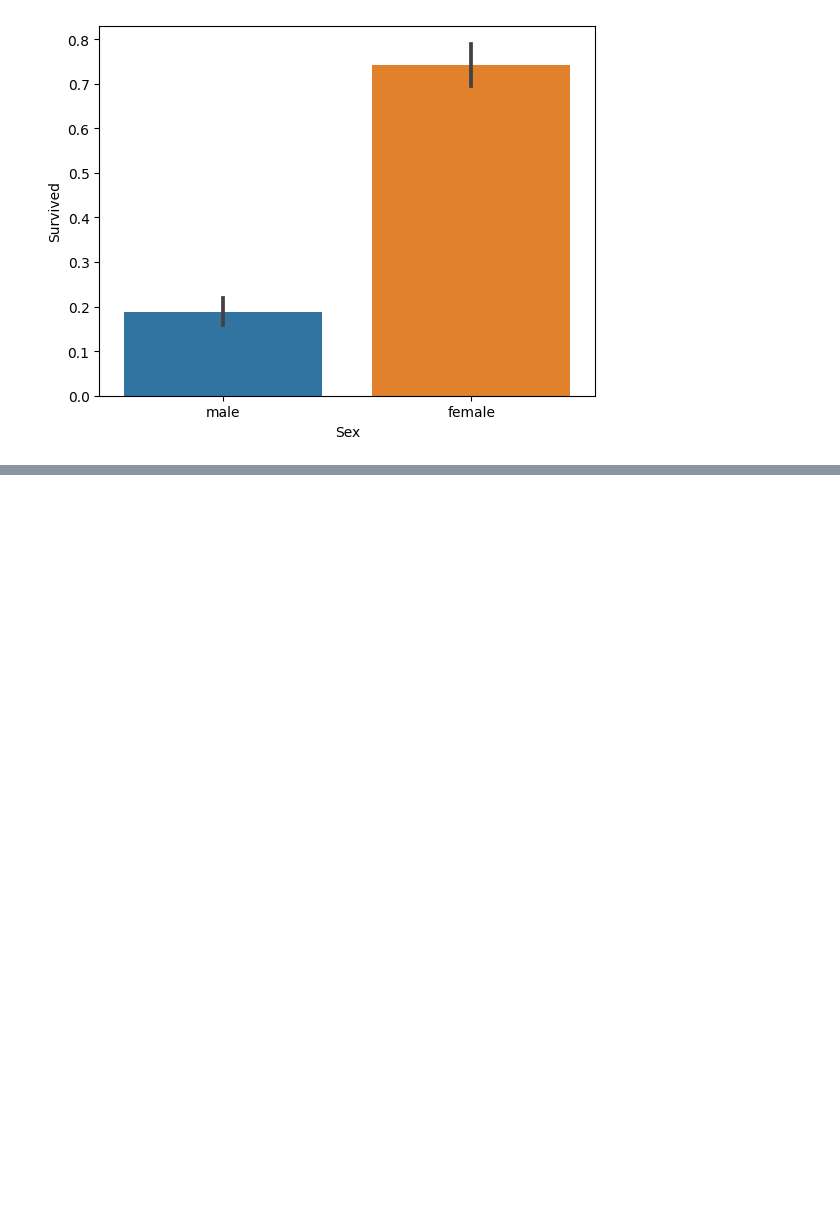
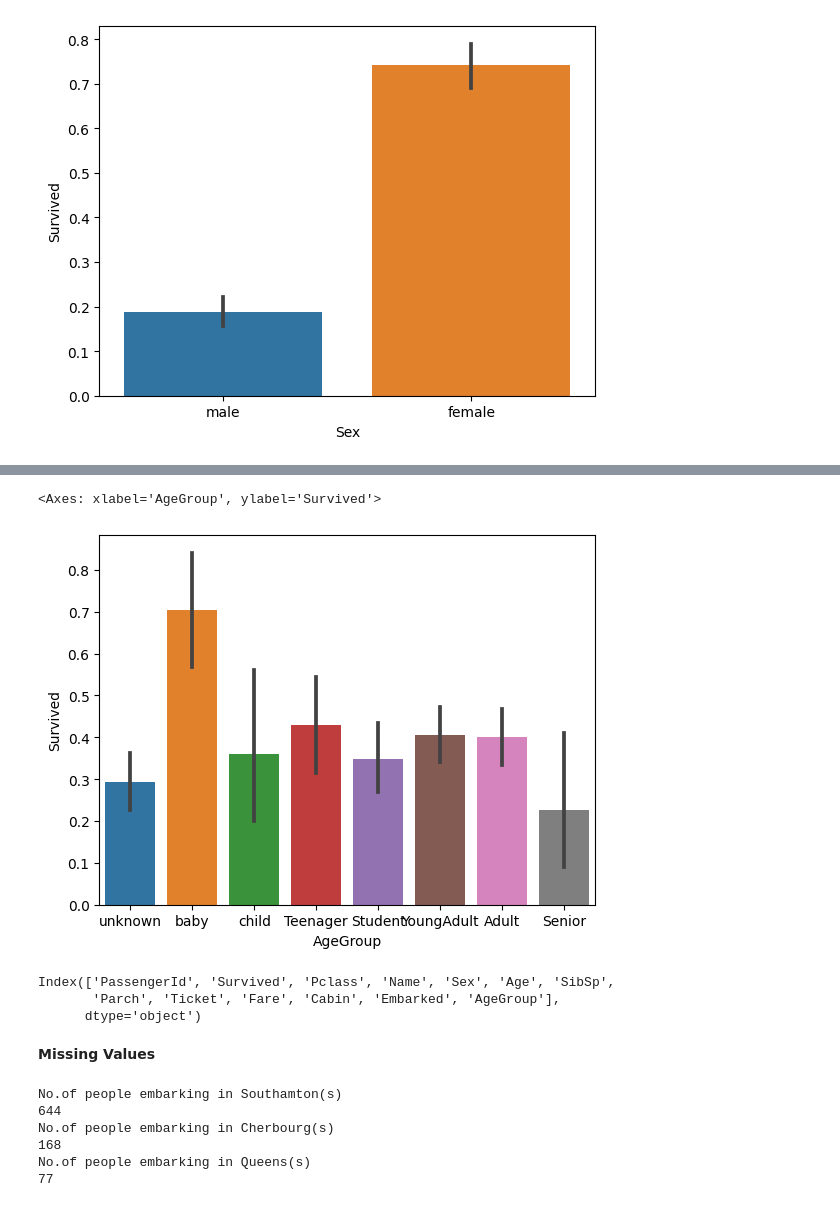
Before and after one commit to Kammarianand/MNIST_HandWrittenDigitRecognition, a Jupyter notebook: Titanic_Classification.ipynb, the cells around one changed output, grey strips where cells are left out. Saved outputs shown, nothing was run; the diff lists cells and outputs as text; code cells hidden in the pictures; blank space fills up the shorter version.

```diff
--- a/Titanic_Classification.ipynb
+++ b/Titanic_Classification.ipynb
@@ -63,0 +74,23 @@ percentage of men survived:  18.890814558058924
+# %%
+train_data.Age = train_data.Age.fillna(-0.5)
+test_data.Age = test_data.Age.fillna(-0.5)
+
+
+category = [-1,0,5,12,18,24,35,60,np.inf]
+
+labels = ['unknown','baby','child','Teenager','Student','YoungAdult','Adult','Senior']
+
+train_data['AgeGroup'] = pd.cut(train_data['Age'], category, labels=labels)
+test_data['AgeGroup'] = pd.cut(test_data['Age'], category, labels=labels)
+
+
+sns.barplot(x="AgeGroup", y="Survived", data=train_data)
+# %% [output]
+<Axes: xlabel='AgeGroup', ylabel='Survived'>
+[figure, added]
+# %%
+train_data.columns
+# %% [output]
+Index(['PassengerId', 'Survived', 'Pclass', 'Name', 'Sex', 'Age', 'SibSp',
+       'Parch', 'Ticket', 'Fare', 'Cabin', 'Embarked', 'AgeGroup'],
+      dtype='object')
@@ -63,0 +100,23 @@ percentage of men survived:  18.890814558058924
+# %% [markdown]
+<strong>Missing Values </strong>
+# %%
+print("No.of people embarking in Southamton(s)")
+Southampton = train_data[train_data['Embarked'] == 'S'].shape[0]
+print(Southampton)
+
+
+
+print("No.of people embarking in Cherbourg(s)")
+cherbg = train_data[train_data['Embarked'] == 'C'].shape[0]
+print(cherbg)
+
+print("No.of people embarking in Queens(s)")
+Quenns = train_data[train_data['Embarked'] == 'Q'].shape[0]
+print(Quenns)
+# %% [output]
+No.of people embarking in Southamton(s)
+644
+No.of people embarking in Cherbourg(s)
+168
+No.of people embarking in Queens(s)
+77
```
Also changed, not shown: parts of 16 cells of this notebook.
